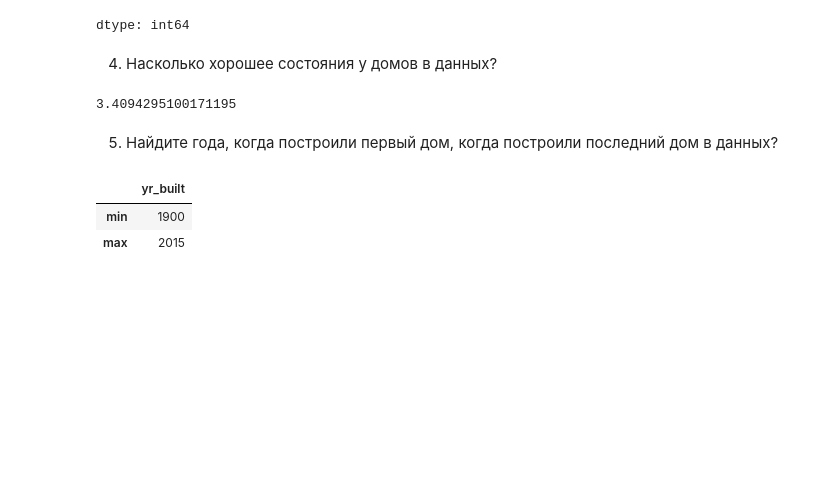
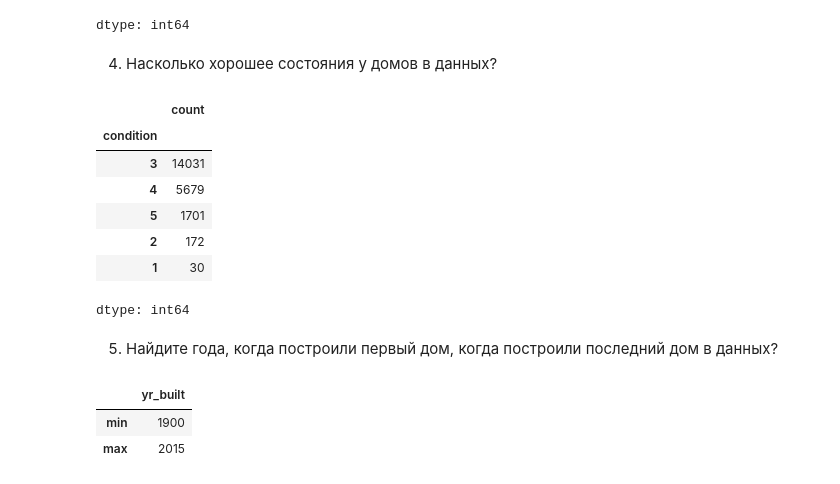
Before and after one commit to kilnis/DS-Projects, a Jupyter notebook: task_2.ipynb, the cells around one changed output. Cells and saved outputs as stored; diff of their text form; code cells hidden in the pictures; blank space fills up the shorter version.

```diff
--- a/task_2.ipynb
+++ b/task_2.ipynb
@@ -34,5 +31,5 @@ PREPARED_DATASET_PATH = './housing_prepared.csv'
 # %%
-df = pd.read_csv(DATASET_PATH, sep = ',')
+df = pd.read_csv('housing.csv', sep = ',')
 df.head(5)
 # %% [output]
 |  | id | date | price | bedrooms | bathrooms | sqft_living | sqft_lot | floors | waterfront | view | ... |
@@ -130,9 +133,16 @@ dtype: int64
 # %% [markdown]
 4. Насколько хорошее состояния у домов в данных?
 # %%
-df['condition'].mean()
+df['condition'].value_counts()
 # %% [output]
+|  | count |
+| condition |  |
+| 3 | 14031 |
+| 4 | 5679 |
+| 5 | 1701 |
+| 2 | 172 |
+| 1 | 30 |
-3.4094295100171195
+dtype: int64
 # %% [markdown]
 5. Найдите года, когда построили первый дом, когда построили последний дом в данных?
 # %%
```
Also changed, not shown: parts of 8 cells of this notebook.
